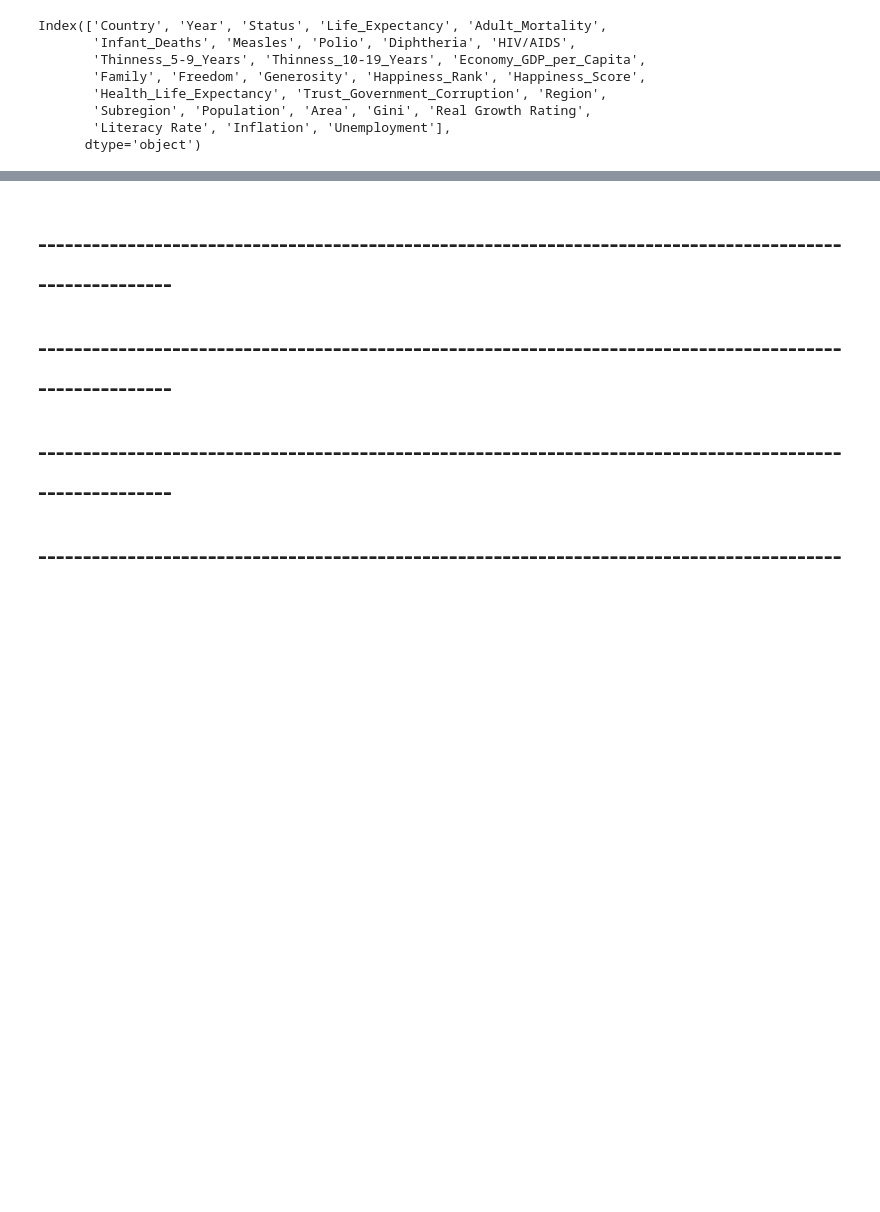
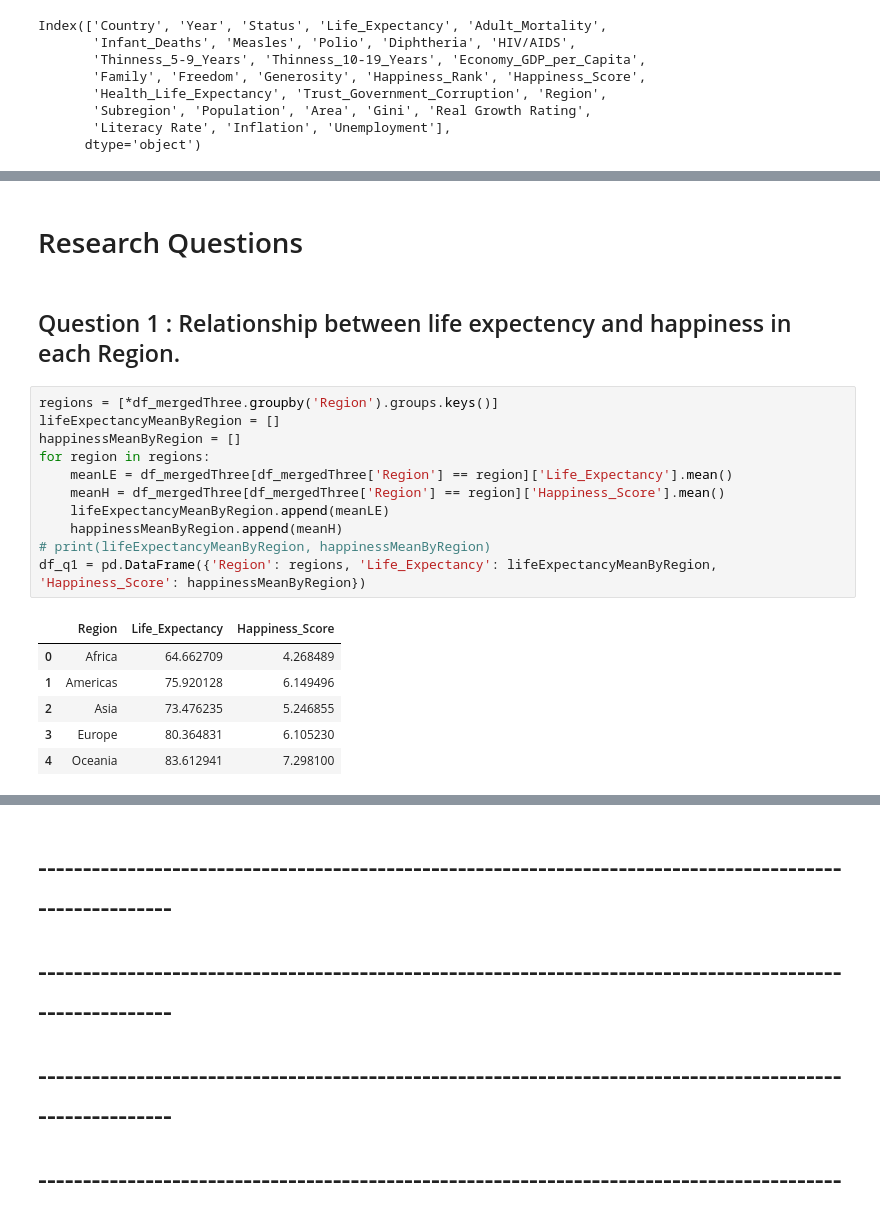
Before and after one commit to gskhaled/data-engineering-project, a Jupyter notebook: project.ipynb, the cells around one changed output, grey strips where cells are left out. Saved outputs shown, nothing was run; the diff lists cells and outputs as text; blank space fills up the shorter version.

Commit message:
Research Question 1

```diff
--- a/project.ipynb
+++ b/project.ipynb
@@ -1130,0 +1151,22 @@ Index(['Country', 'Year', 'Status', 'Life_Expectancy', 'Adult_Mortality',
+# %% [markdown]
+# Research Questions
+# %% [markdown]
+## Question 1 : Relationship between life expectency and happiness in each Region.
+# %%
+regions = [*df_mergedThree.groupby('Region').groups.keys()]
+lifeExpectancyMeanByRegion = []
+happinessMeanByRegion = []
+for region in regions:
+    meanLE = df_mergedThree[df_mergedThree['Region'] == region]['Life_Expectancy'].mean()
+    meanH = df_mergedThree[df_mergedThree['Region'] == region]['Happiness_Score'].mean()
+    lifeExpectancyMeanByRegion.append(meanLE)
+    happinessMeanByRegion.append(meanH)
+# print(lifeExpectancyMeanByRegion, happinessMeanByRegion)
+df_q1 = pd.DataFrame({'Region': regions, 'Life_Expectancy': lifeExpectancyMeanByRegion, 'Happiness_Score': happinessMeanByRegion})
+# %% [output]
+|  | Region | Life_Expectancy | Happiness_Score |
+| 0 | Africa | 64.662709 | 4.268489 |
+| 1 | Americas | 75.920128 | 6.149496 |
+| 2 | Asia | 73.476235 | 5.246855 |
+| 3 | Europe | 80.364831 | 6.105230 |
+| 4 | Oceania | 83.612941 | 7.298100 |
```
Also changed, not shown: parts of 2 cells of this notebook.
